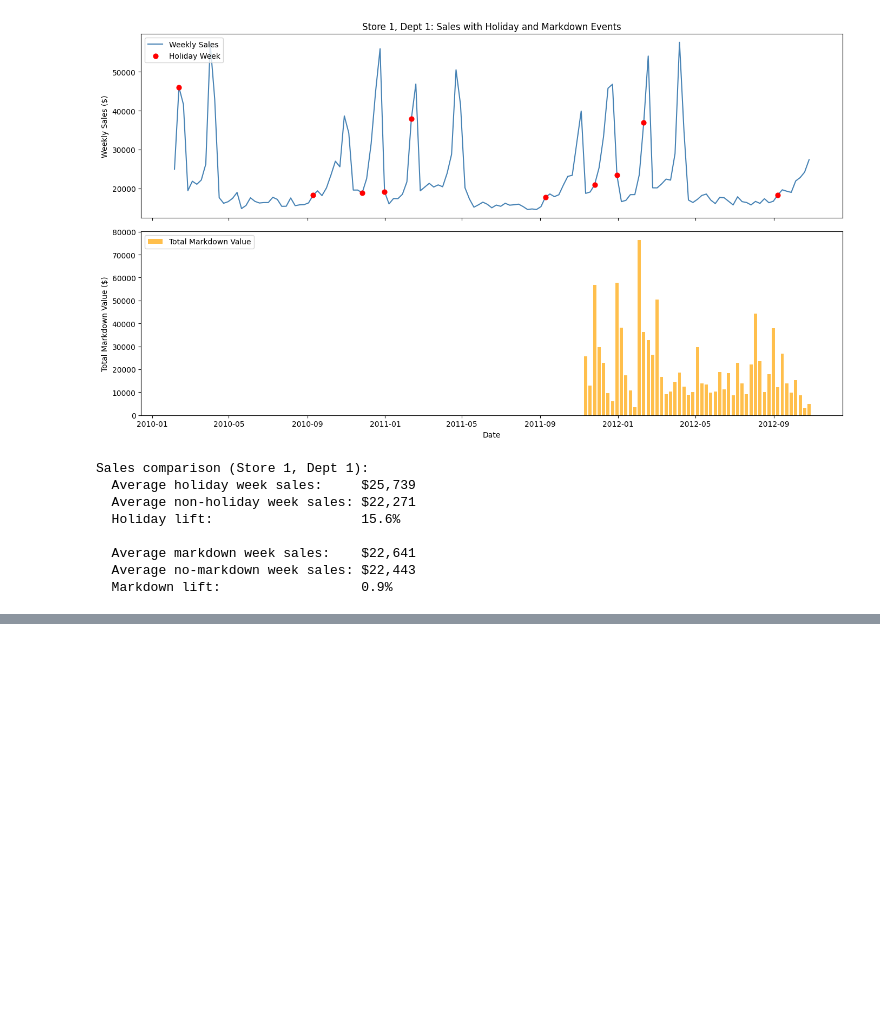
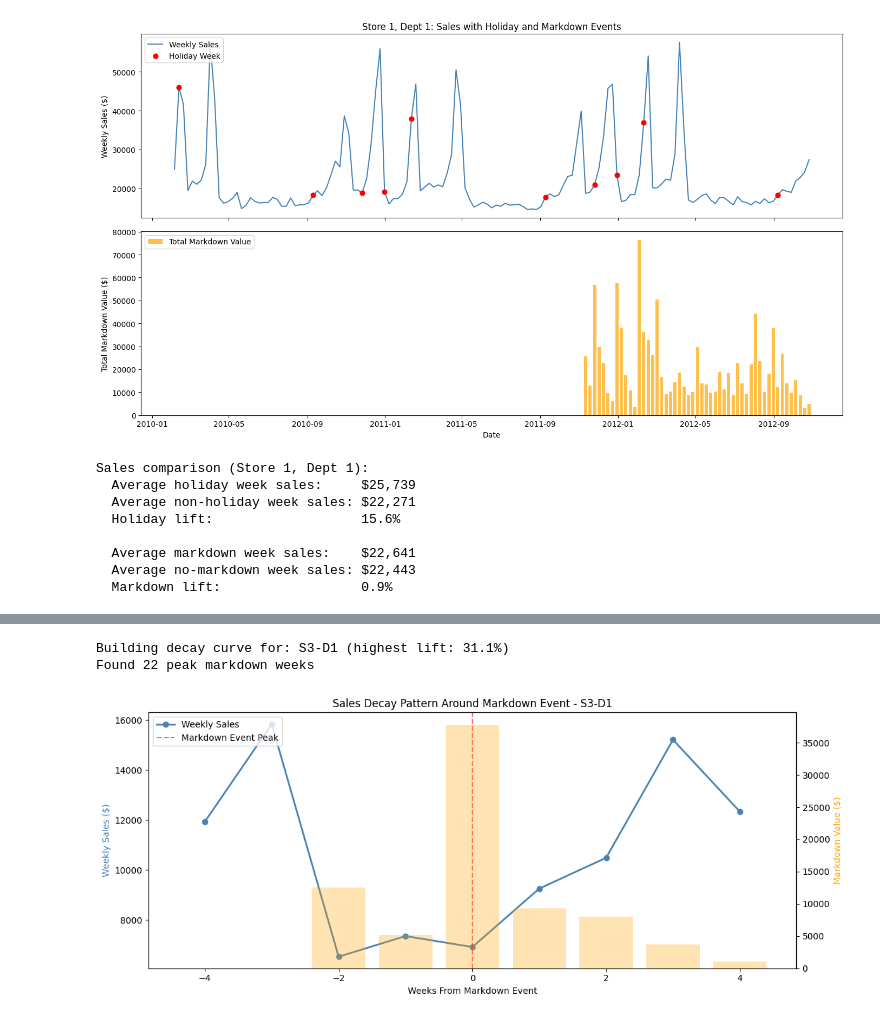
Before and after one commit to Snjkmr162/The_Pricing_Analytics_Toolkit, a Jupyter notebook: notebooks/week2_markdown/Week2_Markdown_Optimization.ipynb, the cells around one changed output, grey strips where cells are left out. Cells and saved outputs as stored; diff of their text form; code cells hidden in the pictures; blank space fills up the shorter version.

```diff
--- a/notebooks/week2_markdown/Week2_Markdown_Optimization.ipynb
+++ b/notebooks/week2_markdown/Week2_Markdown_Optimization.ipynb
@@ -144,0 +191,49 @@ Sales comparison (Store 1, Dept 1):
+# %%
+best_combo = lift_df.iloc[0]["Store-Dept"]
+best_store, best_dept = int(best_combo.split("-")[0][1:]), int(best_combo.split("-")[1][1:])
+
+print(f"Building decay curve for: {best_combo} (highest lift: {lift_df.iloc[0]['Lift_Pct']:.1f}%)")
+
+decay_data = df[(df["Store"] == best_store) & (df["Dept"] == best_dept)].copy()
+decay_data = decay_data.sort_values("Date").reset_index(drop=True)
+decay_data["Total_Markdown"] = decay_data[markdown_cols].clip(lower=0).sum(axis=1)
+
+# Find markdown event weeks (local peaks in markdown spend)
+decay_data["Is_Peak_Markdown"] = (
+    (decay_data["Total_Markdown"] > decay_data["Total_Markdown"].quantile(0.85)) &
+    (decay_data["Total_Markdown"] > 0)
+)
+
+peak_weeks = decay_data[decay_data["Is_Peak_Markdown"]].index.tolist()
+print(f"Found {len(peak_weeks)} peak markdown weeks")
+# %% [output]
+Building decay curve for: S3-D1 (highest lift: 31.1%)
+Found 22 peak markdown weeks
+# %%
+biggest_peak_idx = decay_data["Total_Markdown"].idxmax()
+window_start = max(0, biggest_peak_idx - 4)
+window_end = min(len(decay_data), biggest_peak_idx + 5)
+
+window = decay_data.iloc[window_start:window_end].copy()
+window["Weeks_From_Event"] = range(-(biggest_peak_idx - window_start), window_end - biggest_peak_idx)
+
+fig, ax1 = plt.subplots(figsize=(12, 5))
+
+ax1.plot(window["Weeks_From_Event"], window["Weekly_Sales"],
+         marker="o", color="steelblue", linewidth=2, label="Weekly Sales")
+ax1.axvline(x=0, color="red", linestyle="--", alpha=0.6, label="Markdown Event Peak")
+ax1.set_xlabel("Weeks From Markdown Event")
+ax1.set_ylabel("Weekly Sales ($)", color="steelblue")
+ax1.legend(loc="upper left")
+
+ax2 = ax1.twinx()
+ax2.bar(window["Weeks_From_Event"], window["Total_Markdown"],
+        alpha=0.3, color="orange", label="Markdown Value")
+ax2.set_ylabel("Markdown Value ($)", color="orange")
+
+plt.title(f"Sales Decay Pattern Around Markdown Event - {best_combo}")
+plt.tight_layout()
+plt.savefig("week2_day7_decay_curve.png", dpi=150)
+plt.show()
+# %% [output]
+[figure, added]
```
Also changed, not shown: parts of 4 cells of this notebook.
